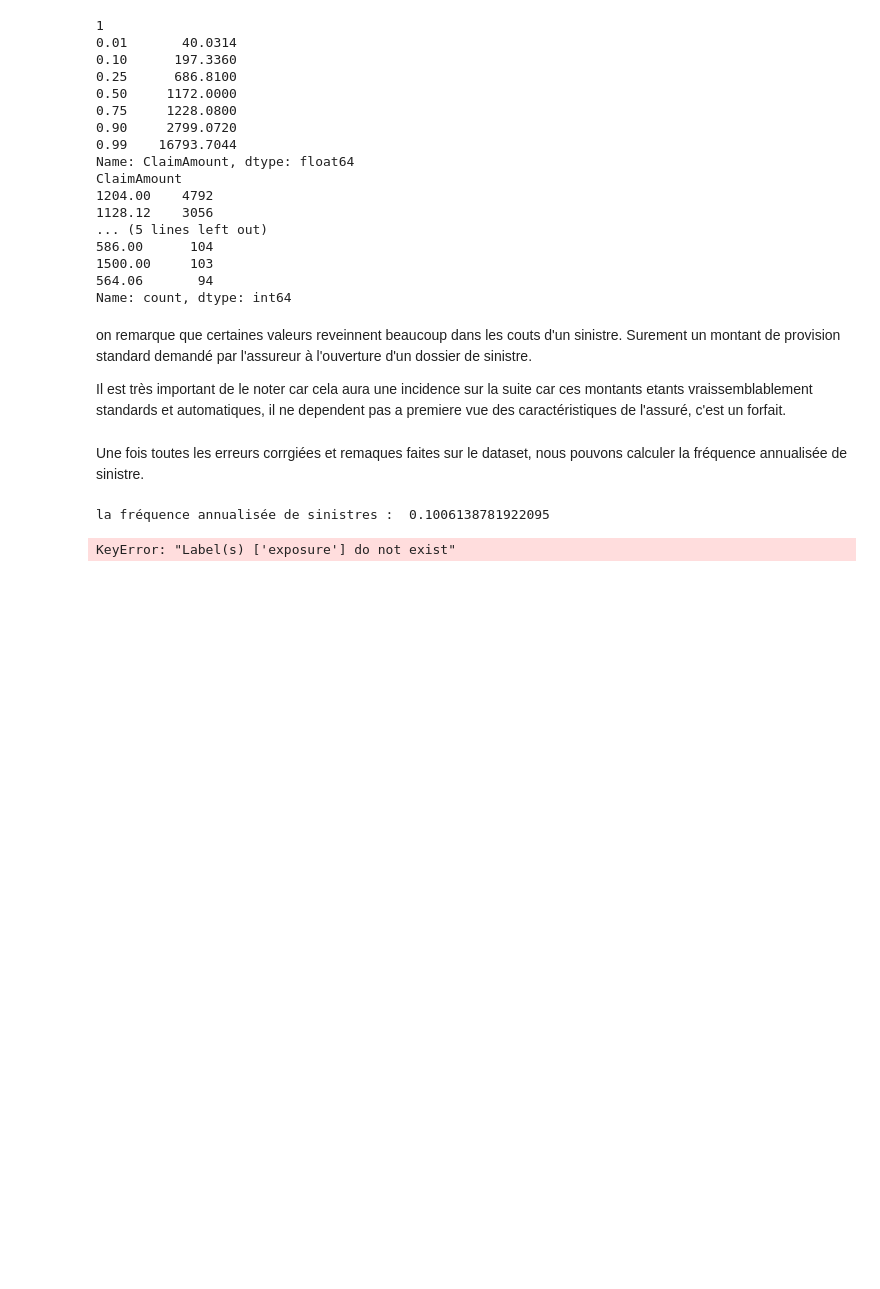
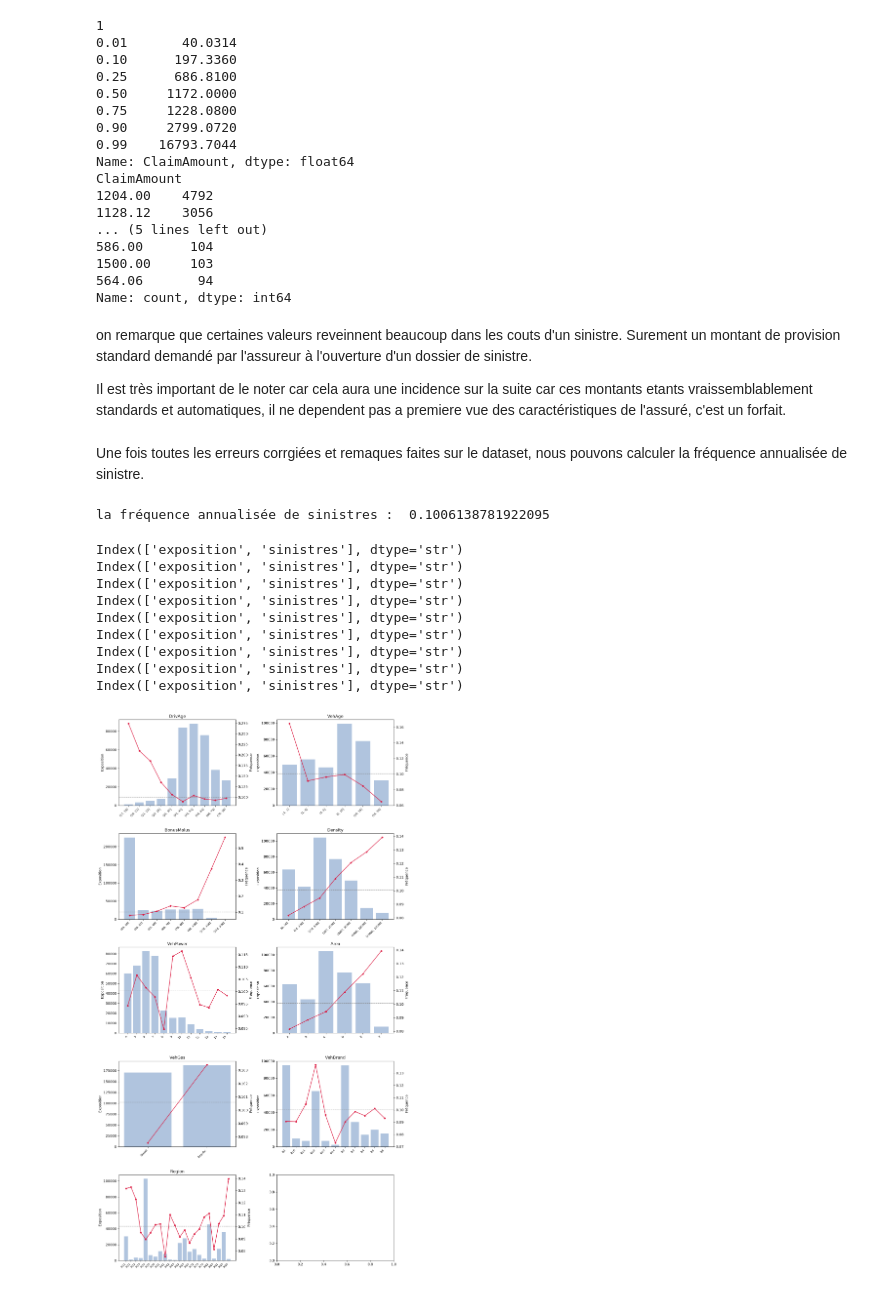
Before and after one commit to Charlesptrd/pricing-glm-vs-ml, a Jupyter notebook: notebooks/01_exploration.ipynb, the cells around one changed output. Drawn from its saved outputs; the diff is of its cells as text; code cells hidden in the pictures; blank space fills up the shorter version.

Commit message:
avancement 02/09/2026 4h, fin des bugs et premiers graphiques

```diff
--- a/notebooks/01_exploration.ipynb
+++ b/notebooks/01_exploration.ipynb
@@ -420,7 +418,33 @@ print("la fréquence annualisée de sinistres : ", freq['ClaimNb'].sum() / freq[
 # %% [output]
 la fréquence annualisée de sinistres :  0.1006138781922095
 # %%
-from src.graph import plot_freq_par_groupe, freq_par_groupe
-group = freq_par_groupe(freq, 'DrivAge', bins=[17,21,25,30,40,50,60,70,90])
+variables = {
+    'DrivAge':    [17,19,21,23,25,30,40,50,60,70,90],
+    'VehAge':     [-1,1,3,5,10,15,30],
+    'BonusMalus': [49,50,55,60,70,80,100,150,230],
+    'Density':    [0,50,100,500,2000,5000,10000,27000],
+    'VehPower':   None,
+    'Area':       None,
+    'VehGas':     None,
+    'VehBrand':   None,
+    'Region':     None,
+}
+
+fig, axes = plt.subplots(5, 2, figsize=(13, 23))
+
+for ax, (col, bins) in zip(axes.flat, variables.items()):
+    plot_freq_par_groupe(freq, col, bins=bins, ax=ax)
+
+plt.tight_layout()
+plt.show()
 # %% [output]
-KeyError: "Label(s) ['exposure'] do not exist"
+Index(['exposition', 'sinistres'], dtype='str')
+Index(['exposition', 'sinistres'], dtype='str')
+Index(['exposition', 'sinistres'], dtype='str')
+Index(['exposition', 'sinistres'], dtype='str')
+Index(['exposition', 'sinistres'], dtype='str')
+Index(['exposition', 'sinistres'], dtype='str')
+Index(['exposition', 'sinistres'], dtype='str')
+Index(['exposition', 'sinistres'], dtype='str')
+Index(['exposition', 'sinistres'], dtype='str')
+[figure, added]
```
Also changed, not shown: parts of 2 cells of this notebook, 1 other file.
